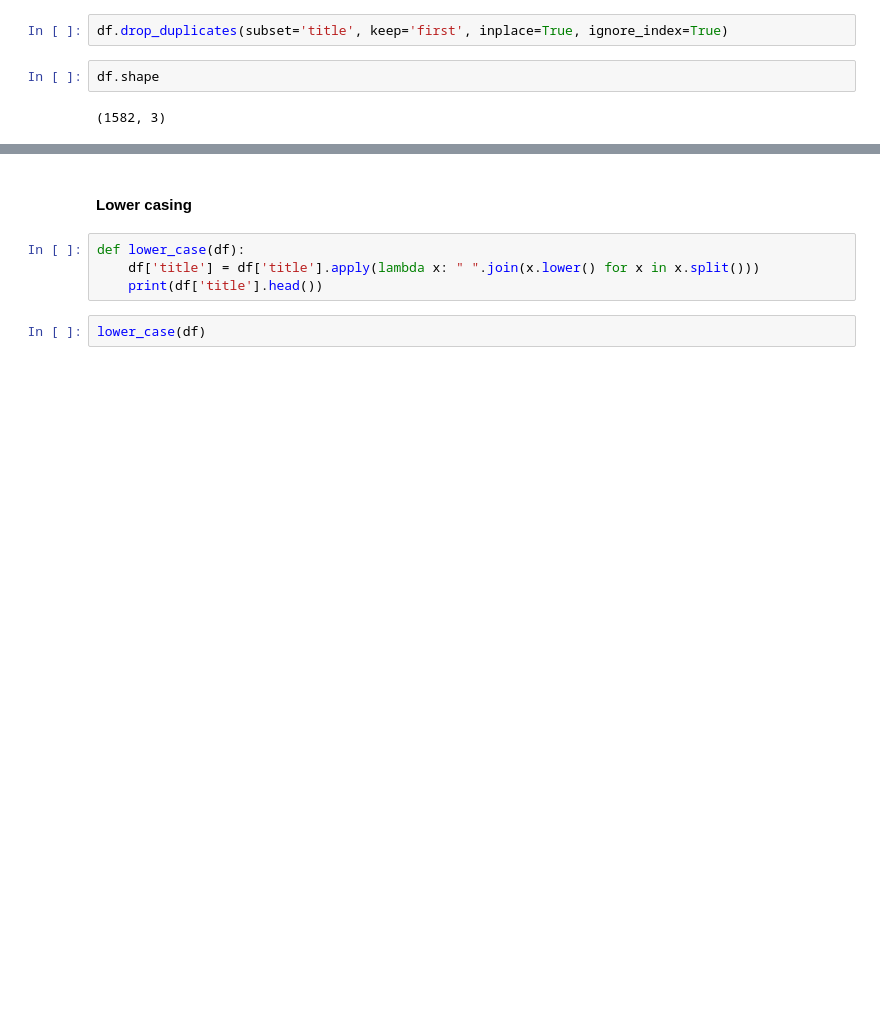
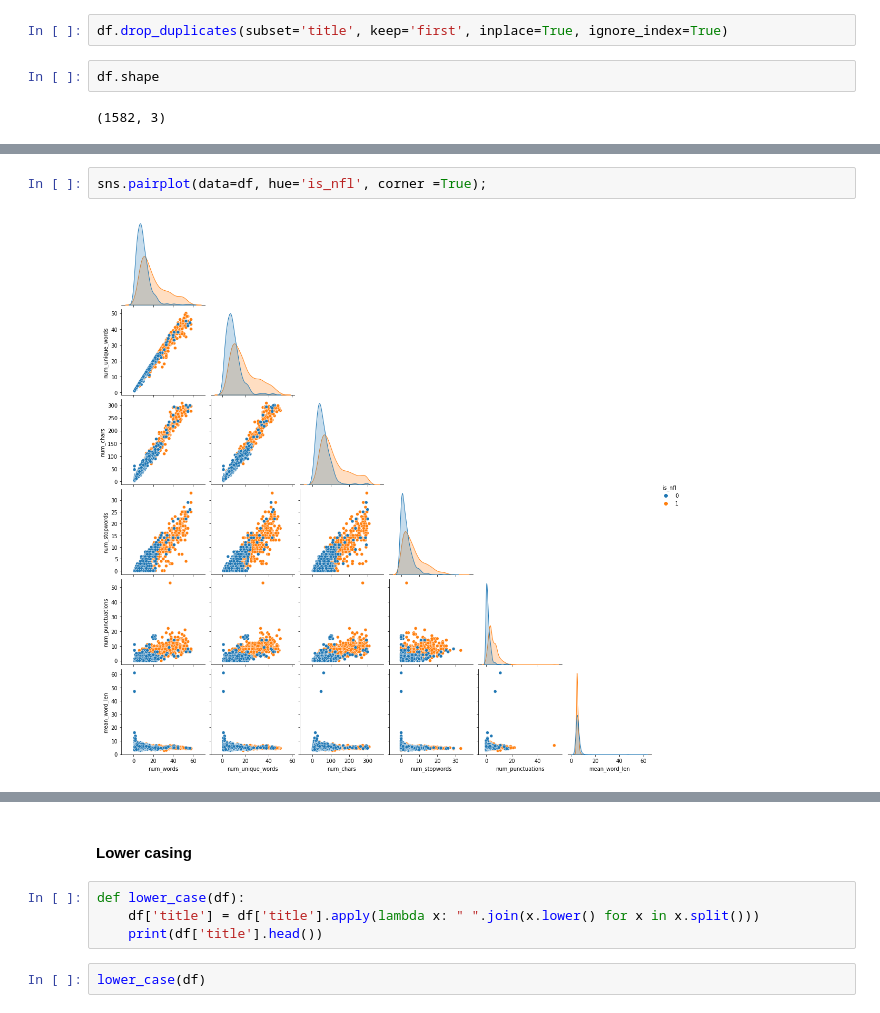
Before and after one commit to niphonch/project3_NLP_subreddit, a Jupyter notebook: NLP frequent word removal.ipynb, the cells around one changed output, grey strips where cells are left out. Cells and saved outputs as stored; diff of their text form; blank space fills up the shorter version.

```diff
--- a/NLP frequent word removal.ipynb
+++ b/NLP frequent word removal.ipynb
@@ -105,0 +177,4 @@ df.shape
+# %%
+sns.pairplot(data=df, hue='is_nfl', corner =True);
+# %% [output]
+[figure, added]
```
Also changed, not shown: parts of 89 cells of this notebook.
